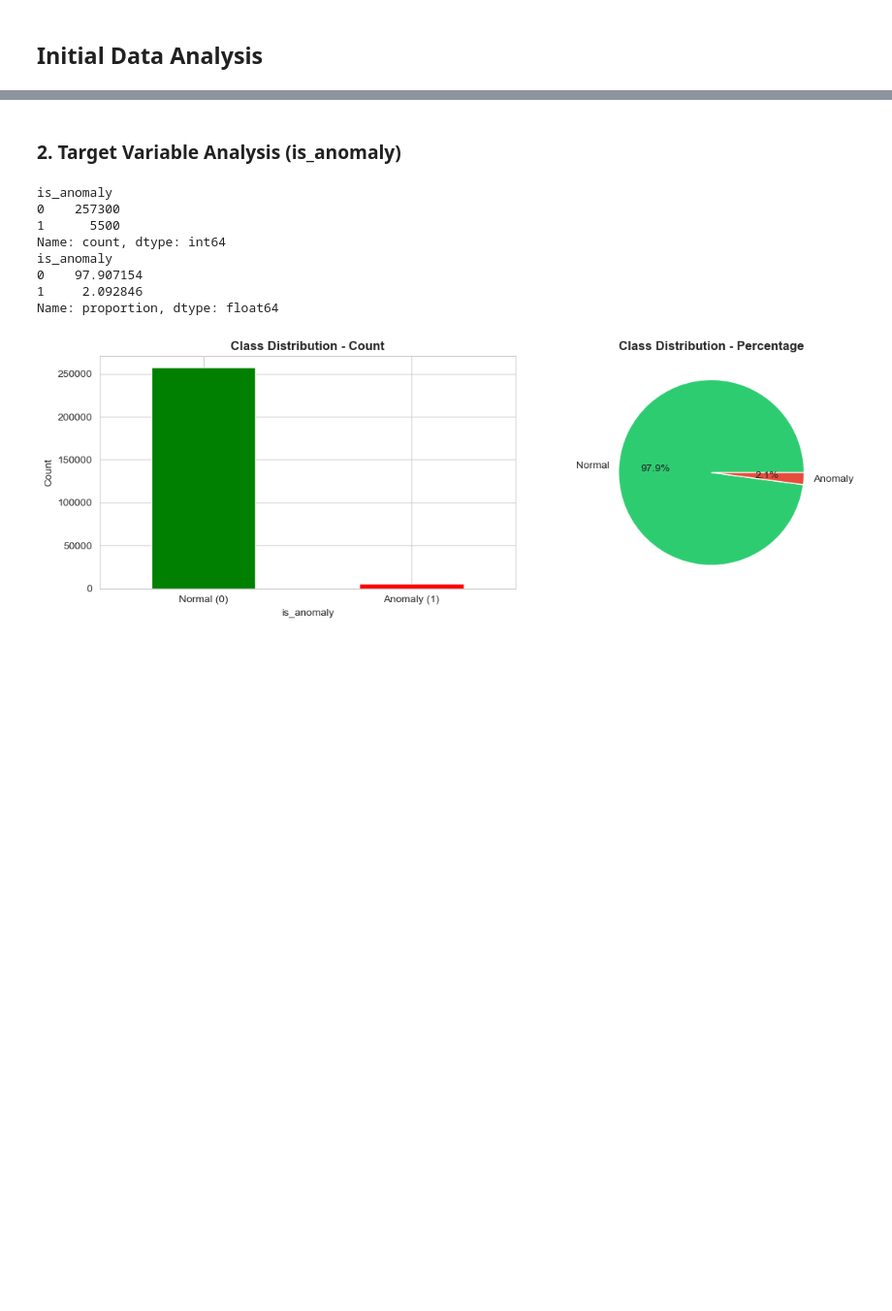
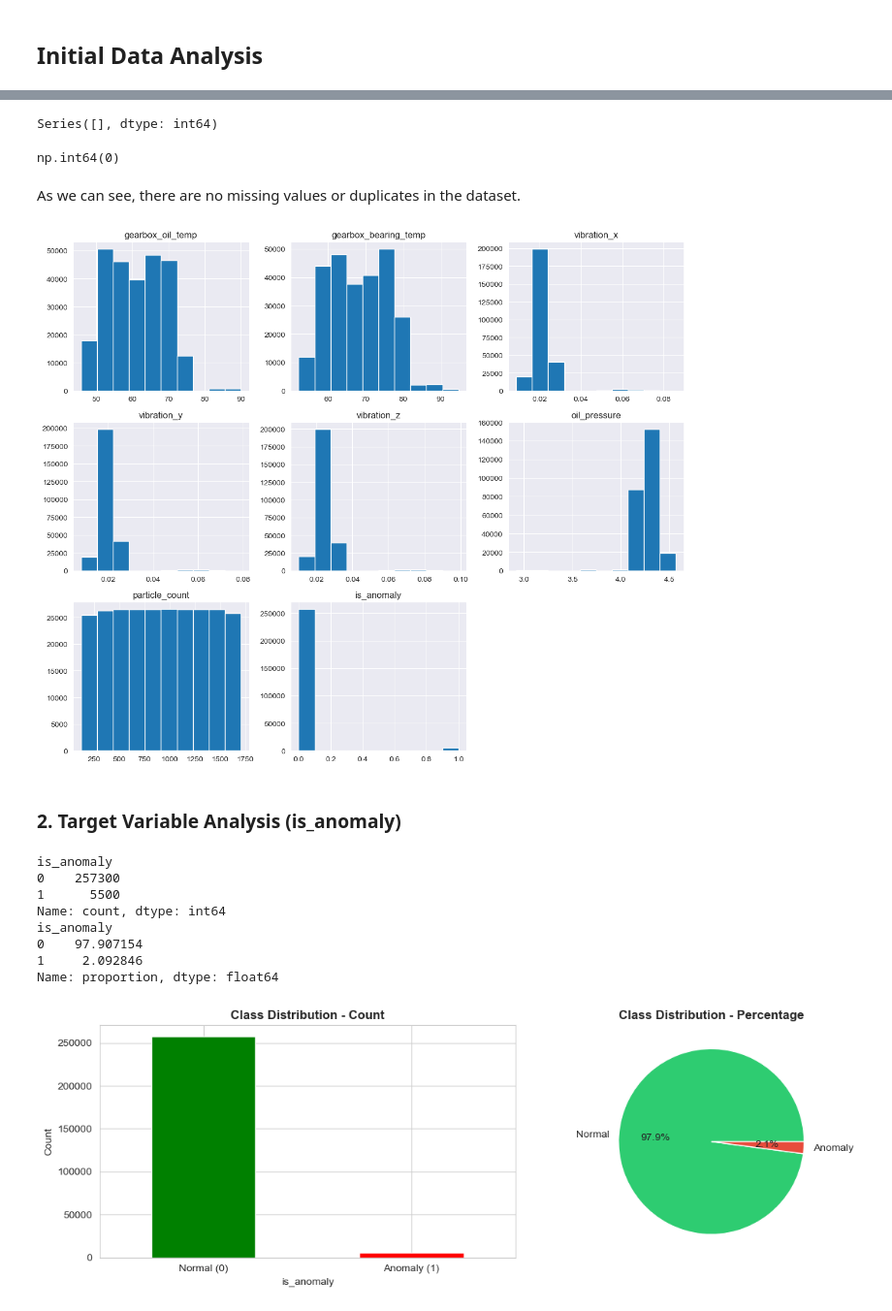
Before and after one commit to GeorgiiAf/machine_learning-project, a Jupyter notebook: project.ipynb, the cells around one changed output, grey strips where cells are left out. Shown at 97% size. Saved outputs shown, nothing was run; the diff lists cells and outputs as text; code cells hidden in the pictures; blank space fills up the shorter version.

```diff
--- a/project.ipynb
+++ b/project.ipynb
@@ -139,17 +165,8 @@ import pandas as pd
 import numpy as np
 import matplotlib.pyplot as plt
 import seaborn as sns
-import warnings
-
-
-warnings.filterwarnings('ignore')
-
-# Set style for better visualizations
-sns.set_style("whitegrid")
-plt.rcParams['figure.figsize'] = (14, 6)
 
 # Load the labeled dataset
 df = pd.read_csv('data/turbine_5yr_labeled_data.csv')
-
-print(df.dtypes)
+df.head()
 # %% [output]
@@ -198,3 +210,20 @@ Number of duplicate rows: 0
+# %%
+missing = df.isnull().sum()
+missing[missing > 0]
+# %% [output]
+Series([], dtype: int64)
+# %%
+df.duplicated().sum()
+# %% [output]
+np.int64(0)
+# %% [markdown]
+As we can see, there are no missing values or duplicates in the dataset.
+# %%
+df.hist(figsize=(12,10))
+plt.tight_layout()
+plt.show()
+# %% [output]
+[figure, added]
 # %% [markdown]
 ### 2. Target Variable Analysis (is_anomaly)
 # %%
```
Also changed, not shown: parts of 12 cells of this notebook, 1 other file.
